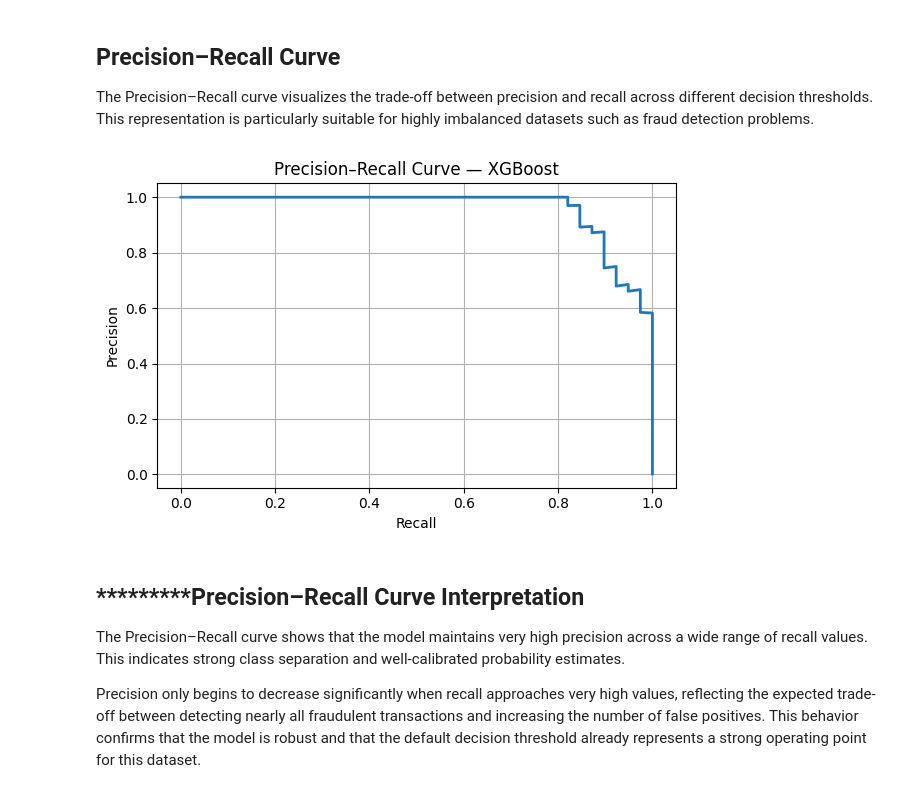
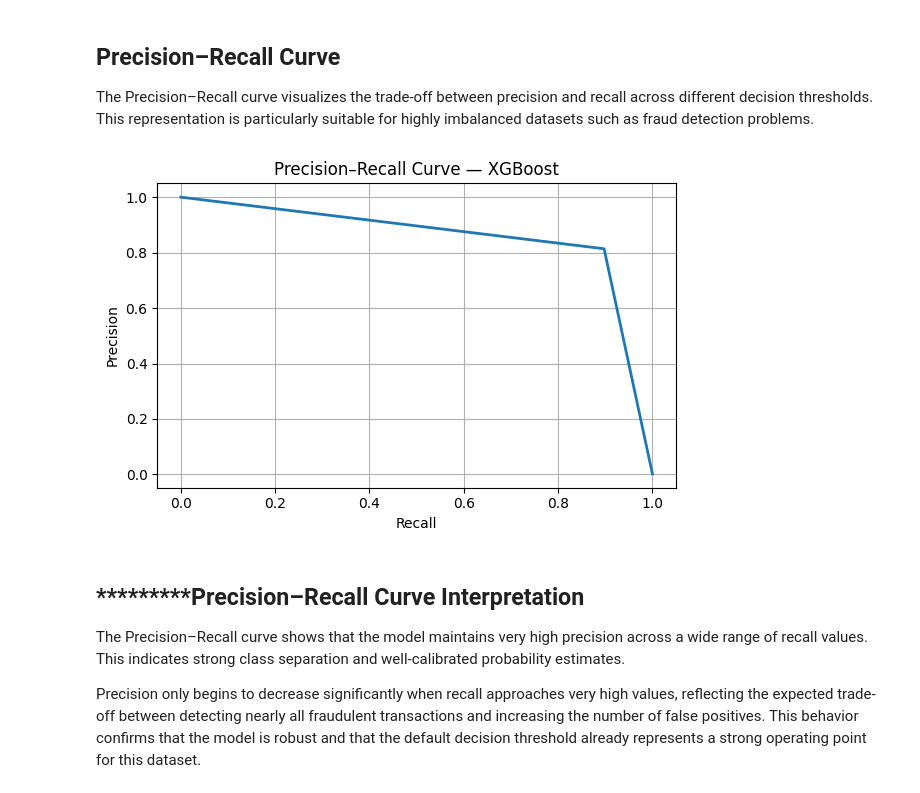
Before and after one commit to Bernardtouck/KI-Fraud-Detection, a Jupyter notebook: notebooks/04_modelierung_evaluation.ipynb, the cells around one changed output. Cells and saved outputs as stored; diff of their text form; code cells hidden in the pictures.

Commit message:
Refine evaluation results and visualizations

```diff
--- a/notebooks/04_modelierung_evaluation.ipynb
+++ b/notebooks/04_modelierung_evaluation.ipynb
@@ -95,3 +105,21 @@ Categorical columns: ['ProviderId', 'ProductId', 'ProductCategory', 'ChannelId']
 Encoded X shape: (95456, 50)
 See https://pandas.pydata.org/docs/user_guide/migration-3-strings.html#string-migration-select-dtypes for details on how to write code that works with pandas 2 and 3.
   categorical_cols = X.select_dtypes(include="object").columns
+# %%
+# STEP 3 — Train/Test split
+# The split is performed before any class balancing to avoid data leakage.
+# Stratification ensures that both sets keep the original class distribution.
+
+from sklearn.model_selection import train_test_split
+
+X_train, X_test, y_train, y_test = train_test_split(
+    X_encoded,
+    y,
+    test_size=0.2,
+    random_state=42,
+    stratify=y
+)
+
+# Display class distribution in train and test sets
+print("Training set distribution:\n", y_train.value_counts())
+print("Test set distribution:\n", y_test.value_counts())
@@ -118,7 +157,7 @@ majority = train_df[train_df["FraudResult"] == 0]
 minority = train_df[train_df["FraudResult"] == 1]
 
 # Define target size for minority class (30% of majority)
-target_size = int(0.5 * len(majority))
+target_size = int(0.3 * len(majority))
 
 # Upsample minority class
 minority_upsampled = resample(
@@ -271,20 +307,20 @@ detection problems.
 # %%
 from sklearn.metrics import precision_recall_curve
 import matplotlib.pyplot as plt
 
 # STEP 8 — Precision–Recall Curve
-precision, recall, thresholds = precision_recall_curve(y_test, y_proba)
+precision, recall, thresholds = precision_recall_curve(y_test, y_pred)
 
 plt.figure(figsize=(6, 4))
 plt.plot(recall, precision, linewidth=2)
 plt.xlabel("Recall")
 plt.ylabel("Precision")
 plt.title("Precision–Recall Curve — XGBoost")
 plt.grid(True)
 plt.tight_layout()
 plt.show()
 # %% [output]
-[figure, old version]
+[figure, new version]
 # %% [markdown]
 ## *********Precision–Recall Curve Interpretation
 
```
Also changed, not shown: parts of 9 cells of this notebook, 3 other files.
